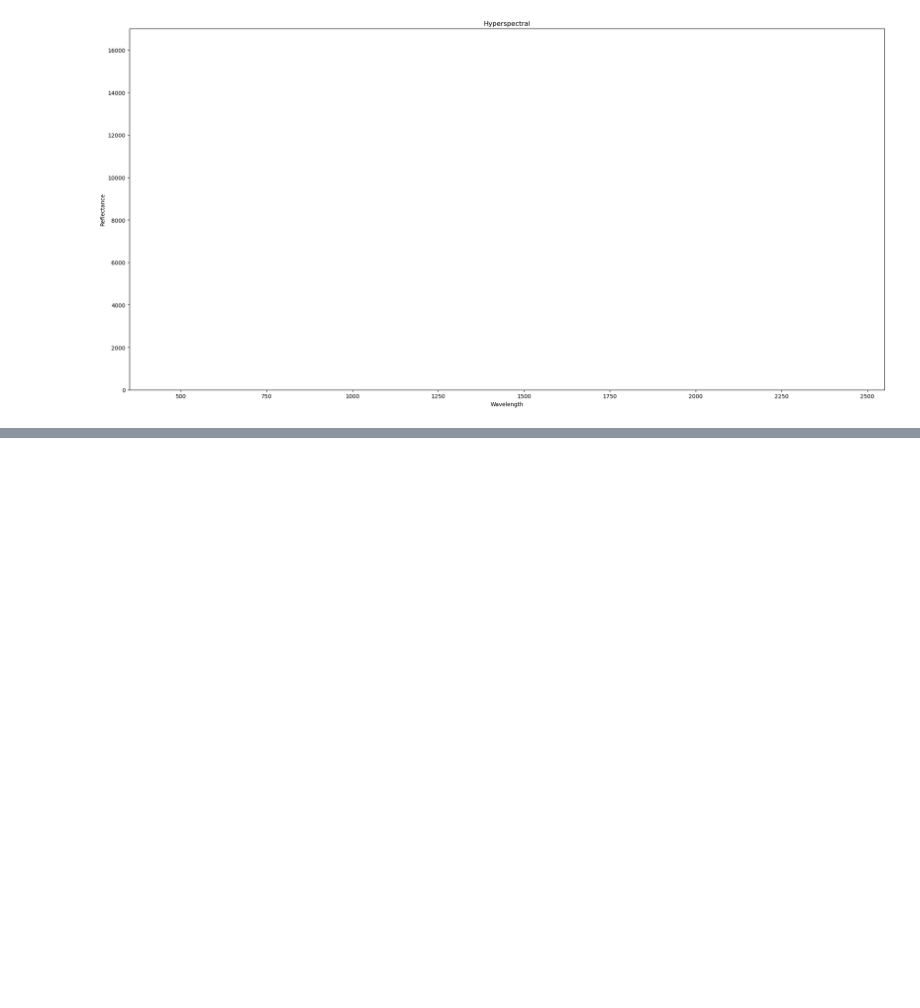
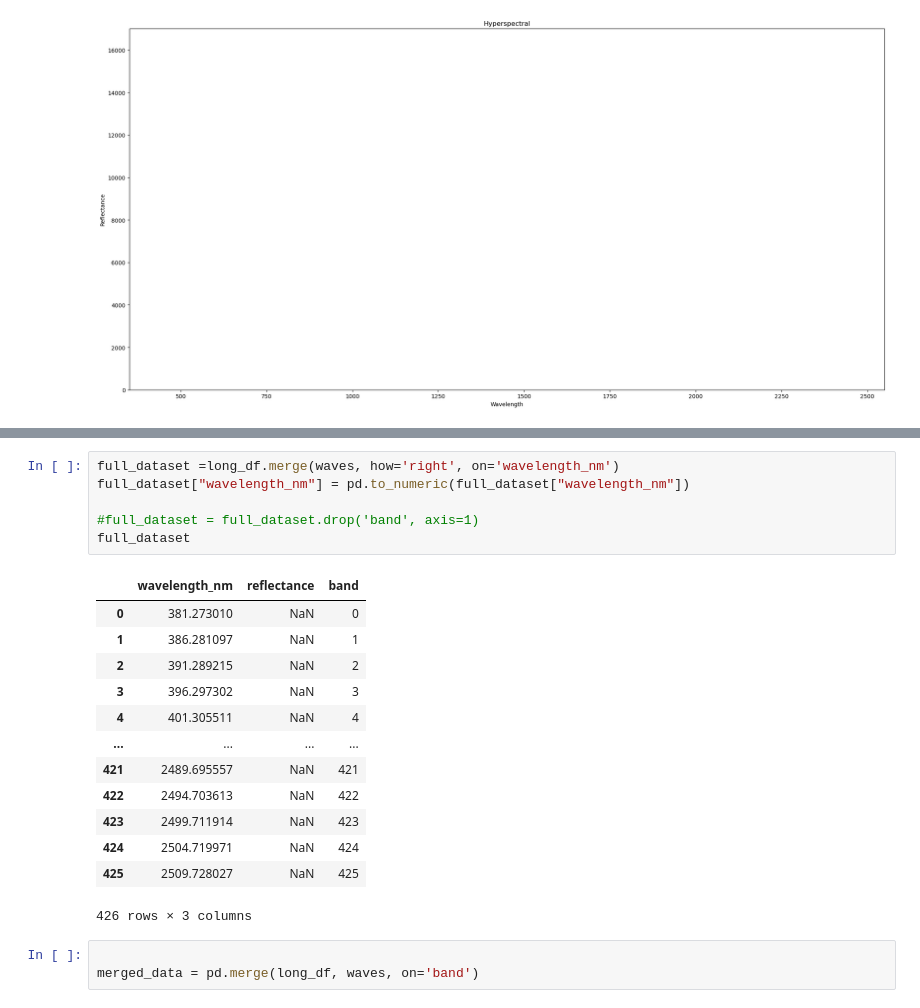
Before and after one commit to earthlab/cross-sensor-cal, a Jupyter notebook: plot_resample.ipynb, the cells around one changed output, grey strips where cells are left out. Cells and saved outputs as stored; diff of their text form; blank space fills up the shorter version.

```diff
--- a/plot_resample.ipynb
+++ b/plot_resample.ipynb
@@ -291,0 +320,23 @@ plt.show()
+# %%
+full_dataset =long_df.merge(waves, how='right', on='wavelength_nm')
+full_dataset["wavelength_nm"] = pd.to_numeric(full_dataset["wavelength_nm"])
+
+#full_dataset = full_dataset.drop('band', axis=1)
+full_dataset
+# %% [output]
+|  | wavelength_nm | reflectance | band |
+| 0 | 381.273010 | NaN | 0 |
+| 1 | 386.281097 | NaN | 1 |
+| 2 | 391.289215 | NaN | 2 |
+| 3 | 396.297302 | NaN | 3 |
+| 4 | 401.305511 | NaN | 4 |
+| ... | ... | ... | ... |
+| 421 | 2489.695557 | NaN | 421 |
+| 422 | 2494.703613 | NaN | 422 |
+| 423 | 2499.711914 | NaN | 423 |
+| 424 | 2504.719971 | NaN | 424 |
+| 425 | 2509.728027 | NaN | 425 |
+426 rows × 3 columns
+# %%
+
+merged_data = pd.merge(long_df, waves, on='band')
```
Also changed, not shown: parts of 7 cells of this notebook.
